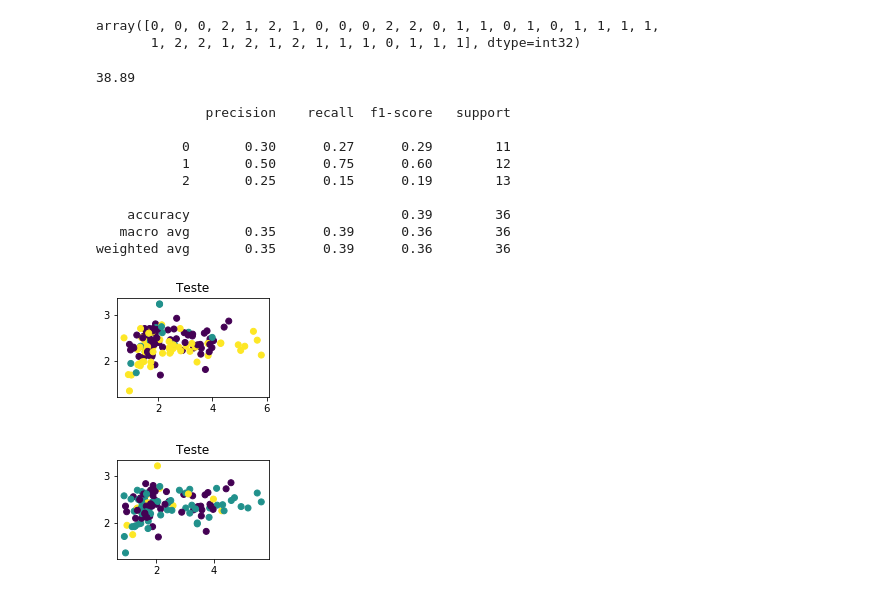
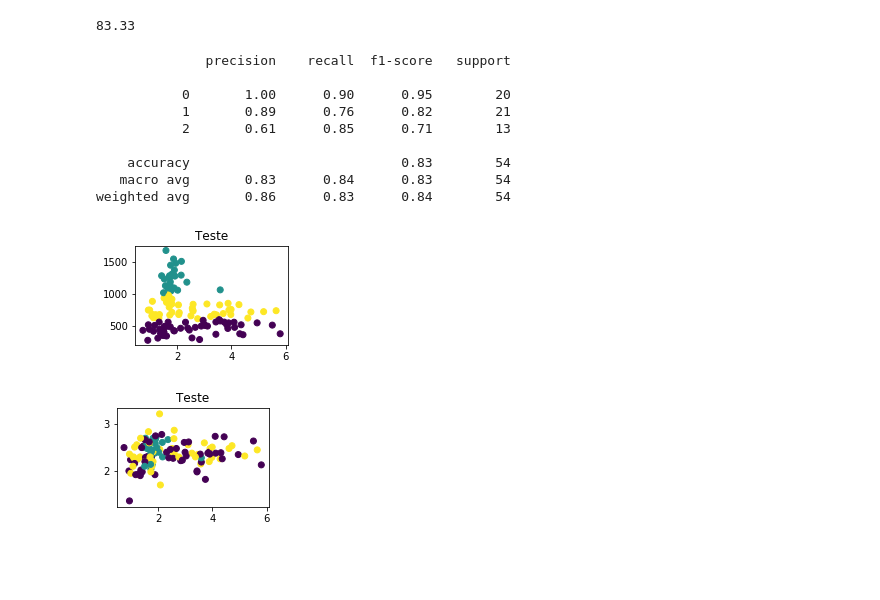
Before and after one commit to rauanisanfelice/python-wine, a Jupyter notebook: machine_learning.ipynb, the cells around one changed output. Saved outputs shown, nothing was run; the diff lists cells and outputs as text; code cells hidden in the pictures; blank space fills up the shorter version.

```diff
--- a/machine_learning.ipynb
+++ b/machine_learning.ipynb
@@ -14,14 +14,14 @@ from sklearn.cluster import AffinityPropagation
 from sklearn.metrics import accuracy_score, confusion_matrix, classification_report
 from sklearn.model_selection import train_test_split
 # %%
-names= ['Classificacao','Alcool','AcidoMalico','Cinza','AlcalinidadeCinzas','Magnesio','FenoisTotais','Flavonoides','FenoisNaoFlavonoides','Proantocianinas','IntensidadeCor','Matiz','VinhosDiluidos','Prolina']
+names= ['Classificacao','Alcool','AcidoMalico','Cinza','AlcalinidadeCinzas','Magnesio','FenoisTotais','Flavonoides','FenoisNaoFlavonoides','Proantocianinas','IntensidadeCor','Cor','VinhosDiluidos','Prolina']
 dfWines = pd.read_csv("wine.data", names=names)
 
 # DIMINIU A CLASSIFICAÇÃO PARA FICAR IGUAL O NUMERO DE CLUSTERS
 dfWines['Classificacao']  = dfWines['Classificacao'] - 1
 
 # SHUFFLE NO DF
-dfWinesShuffle = dfWines.sample(frac=1, random_state=1).reset_index(drop=True)
+dfWinesShuffle = dfWines.sample(frac=1, random_state=7).reset_index(drop=True)
 # %%
 dfWinesShuffle.head()
 # %% [output]
@@ -50,48 +34,44 @@ dfWinesShuffle
 # %%
-X_train, X_test, y_train, y_test = train_test_split(dfWinesShuffle.iloc[:,1:13], dfWinesShuffle.iloc[:,0], test_size=0.20, random_state=1)
+X_train, X_test, y_train, y_test = train_test_split(dfWinesShuffle.iloc[:,1:14], dfWinesShuffle.iloc[:,0], test_size=0.30, random_state=13)
 
-KMeans_model = KMeans(n_clusters=3, random_state=1)
+KMeans_model = KMeans(n_clusters=3, random_state=3)
 Y_Predict = KMeans_model.fit_predict(X_train)
 # %%
 KMeans_Prediction = KMeans_model.fit_predict(X_test)
-KMeans_Prediction
+acuracia = round(accuracy_score(KMeans_Prediction, y_test) * 100,2)
-# %% [output]
-array([0, 0, 0, 2, 1, 2, 1, 0, 0, 0, 2, 2, 0, 1, 1, 0, 1, 0, 1, 1, 1, 1,
-       1, 2, 2, 1, 2, 1, 2, 1, 1, 1, 0, 1, 1, 1], dtype=int32)
-# %%
-acuracia = round(accuracy_score(KMeans_Prediction, y_test) * 100,2)
-acuracia
-# %% [output]
-38.89
+# %%
+acuracia
+# %% [output]
+83.33
 # %%
 print(classification_report(y_test, KMeans_Prediction))
 # %% [output]
               precision    recall  f1-score   support
 
-           0       0.30      0.27      0.29        11
-           1       0.50      0.75      0.60        12
-           2       0.25      0.15      0.19        13
+           0       1.00      0.90      0.95        20
+           1       0.89      0.76      0.82        21
+           2       0.61      0.85      0.71        13
 
-    accuracy                           0.39        36
-   macro avg       0.35      0.39      0.36        36
-weighted avg       0.35      0.39      0.36        36
+    accuracy                           0.83        54
+   macro avg       0.83      0.84      0.83        54
+weighted avg       0.86      0.83      0.84        54
 # %%
 plt.subplot(224)
-plt.scatter([X_train.iloc[:,1]], [X_train.iloc[:,2]], c=[Y_Predict])
+plt.scatter([X_train.iloc[:,1]], [X_train.iloc[:,12]], c=[Y_Predict])
 plt.title("Teste")
 plt.show()
 # %% [output]
-[figure, old version]
+[figure, new version]
 # %%
 KMeans_Acuracia = 0
 KMeans_Seed_00 = 0
 KMeans_Seed_01 = 0
 KMeans_Seed_02 = 0
-names= ['Classificacao','Alcool','AcidoMalico','Cinza','AlcalinidadeCinzas','Magnesio','FenoisTotais','Flavonoides','FenoisNaoFlavonoides','Proantocianinas','IntensidadeCor','Matiz','VinhosDiluidos','Prolina']
+names= ['Classificacao','Alcool','AcidoMalico','Cinza','AlcalinidadeCinzas','Magnesio','FenoisTotais','Flavonoides','FenoisNaoFlavonoides','Proantocianinas','IntensidadeCor','Cor','VinhosDiluidos','Prolina']
 
-for a in range(0,10,1):
-    for i in range(0,10,1):
-        for z in range(0,10,1):
+for a in range(0,20,1):
+    for i in range(0,20,1):
+        for z in range(0,20,1):
 
             # PEGA A BASE
             dfWines = pd.read_csv("wine.data", names=names)
@@ -102,7 +82,7 @@ for a in range(0,10,1):
             # SHUFFLE NO DF
             dfWinesShuffle = dfWines.sample(frac=1, random_state=a).reset_index(drop=True)
 
-            X_train, X_test, y_train, y_test = train_test_split(dfWines.iloc[:,1:13], dfWines.iloc[:,0], test_size=0.30, random_state=i)
+            X_train, X_test, y_train, y_test = train_test_split(dfWinesShuffle.iloc[:,1:14], dfWinesShuffle.iloc[:,0], test_size=0.30, random_state=i)
 
             KMeans_model = KMeans(n_clusters=3, random_state=z)
             Y_Predict = KMeans_model.fit_predict(X_train)
@@ -124,7 +104,7 @@ dfWines['Classificacao']  = dfWines['Classificacao'] - 1
 # SHUFFLE NO DF
 dfWinesShuffle = dfWines.sample(frac=1, random_state=KMeans_Seed_00).reset_index(drop=True)
 
-X_train, X_test, y_train, y_test = train_test_split(dfWines.iloc[:,1:13], dfWines.iloc[:,0], test_size=0.30, random_state=KMeans_Seed_01)
+X_train, X_test, y_train, y_test = train_test_split(dfWinesShuffle.iloc[:,1:14], dfWinesShuffle.iloc[:,0], test_size=0.30, random_state=KMeans_Seed_01)
 
 KMeans_model = KMeans(n_clusters=3, random_state=KMeans_Seed_02)
 Y_Predict = KMeans_model.fit_predict(X_train)
@@ -137,7 +117,7 @@ plt.scatter([X_train.iloc[:,1]], [X_train.iloc[:,2]], c=[Y_Predict])
 plt.title("Teste")
 plt.show()
 # %% [output]
-[figure, old version]
+[figure, new version]
 # %%
 KMeans_Seed_00
 # %% [output]
```
Also changed, not shown: parts of 8 cells of this notebook.
